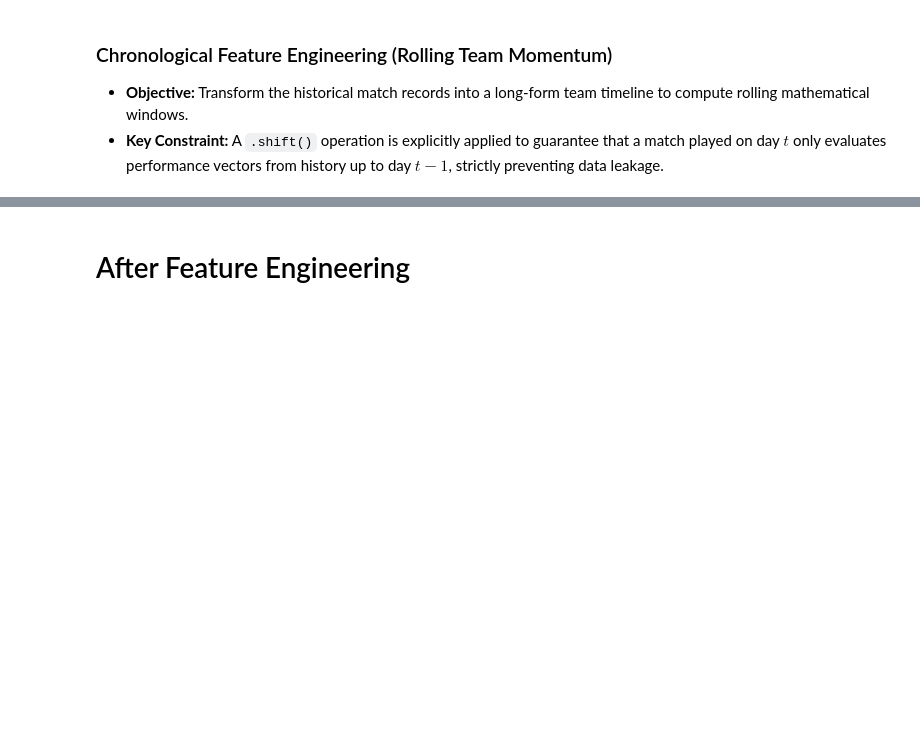
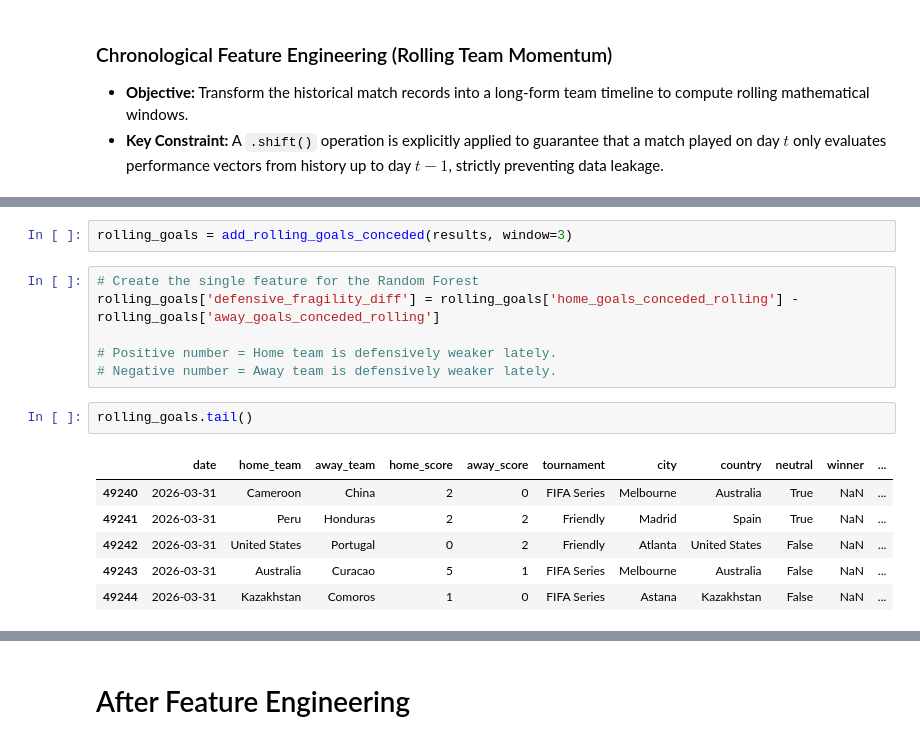
Before and after one commit to MrMinton/WorldCup2026predictor, a Jupyter notebook: wc2026.ipynb, the cells around one changed output, grey strips where cells are left out. Drawn from its saved outputs; the diff is of its cells as text; blank space fills up the shorter version.

```diff
--- a/wc2026.ipynb
+++ b/wc2026.ipynb
@@ -660,0 +763,17 @@ display(wc_all[['home_team', 'away_team', 'home_form', 'away_form']].tail())
+# %%
+rolling_goals = add_rolling_goals_conceded(results, window=3)
+# %%
+# Create the single feature for the Random Forest
+rolling_goals['defensive_fragility_diff'] = rolling_goals['home_goals_conceded_rolling'] - rolling_goals['away_goals_conceded_rolling']
+
+# Positive number = Home team is defensively weaker lately.
+# Negative number = Away team is defensively weaker lately.
+# %%
+rolling_goals.tail()
+# %% [output]
+|  | date | home_team | away_team | home_score | away_score | tournament | city | country | neutral | winner | ... |
+| 49240 | 2026-03-31 | Cameroon | China | 2 | 0 | FIFA Series | Melbourne | Australia | True | NaN | ... |
+| 49241 | 2026-03-31 | Peru | Honduras | 2 | 2 | Friendly | Madrid | Spain | True | NaN | ... |
+| 49242 | 2026-03-31 | United States | Portugal | 0 | 2 | Friendly | Atlanta | United States | False | NaN | ... |
+| 49243 | 2026-03-31 | Australia | Curacao | 5 | 1 | FIFA Series | Melbourne | Australia | False | NaN | ... |
+| 49244 | 2026-03-31 | Kazakhstan | Comoros | 1 | 0 | FIFA Series | Astana | Kazakhstan | False | NaN | ... |
```
Also changed, not shown: parts of 37 cells of this notebook.
